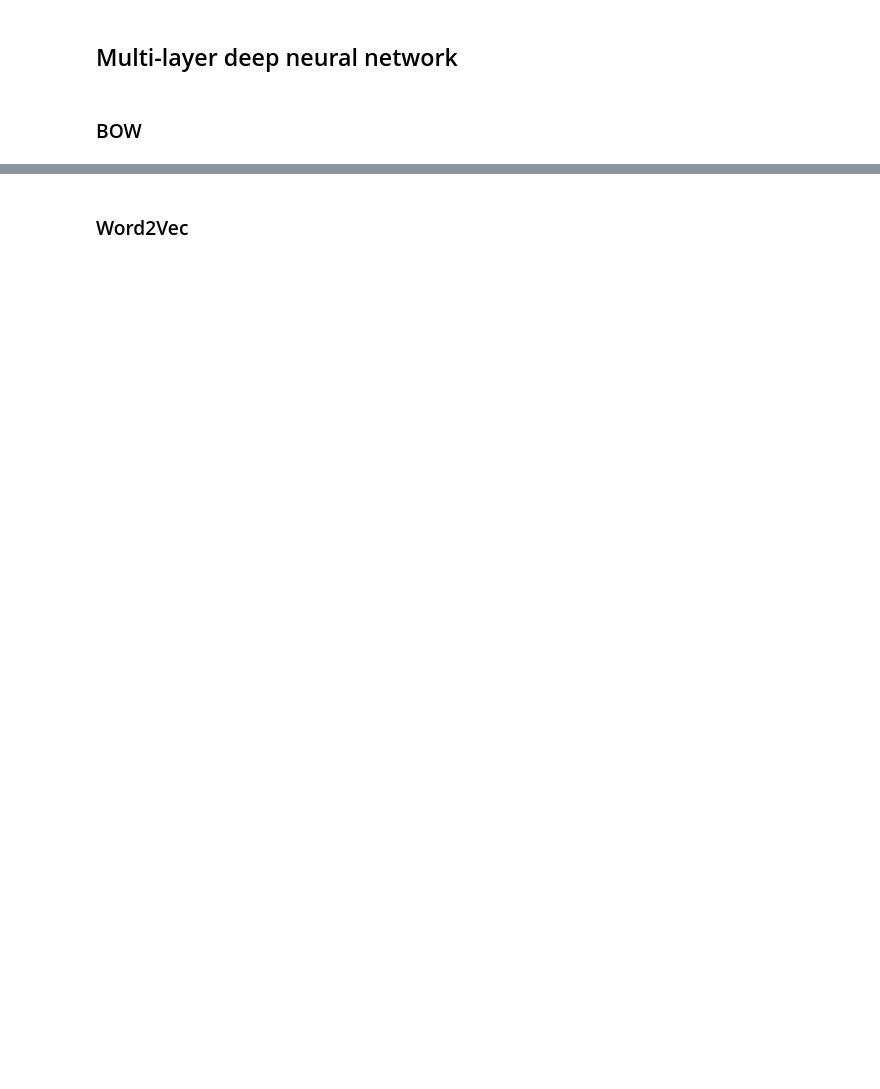
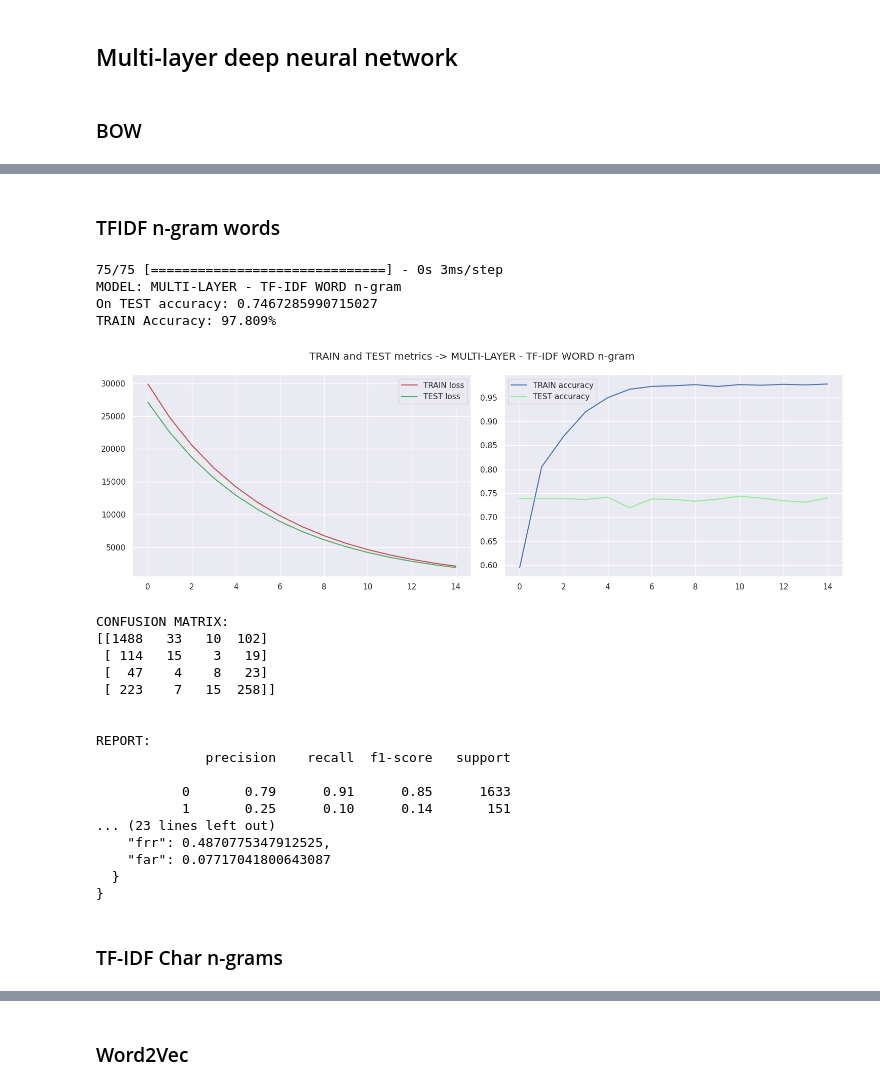
Before and after one commit to vegura/master_degree_work, a Jupyter notebook: Master degree work.ipynb, the cells around one changed output, grey strips where cells are left out. Drawn from its saved outputs; the diff is of its cells as text; code cells hidden in the pictures; blank space fills up the shorter version.

```diff
--- a/Master degree work.ipynb
+++ b/Master degree work.ipynb
@@ -1253,0 +1247,42 @@ weighted avg       0.72      0.76      0.72      2369
+# %% [markdown]
+### TFIDF n-gram words
+# %%
+deep_multilayer_model_tfidf_w = deep_multilayer_model(X_train_tfidf_w.toarray().shape)
+deep_multilayer_model_tfidf_w_result = deep_multilayer_model_tfidf_w.fit(
+    X_train_tfidf_w.toarray(),
+    y_train,
+    epochs=EPOCHS,
+    batch_size=BATCH_SIZE,
+    validation_split=0.2,
+    verbose=False)
+# %%
+model_and_report(deep_multilayer_model_tfidf_w,
+                 deep_multilayer_model_tfidf_w_result,
+                 X_test_tfidf_w.toarray(),
+                 y_test,
+                 "MULTI-LAYER - TF-IDF WORD n-gram")
+# %% [output]
+75/75 [==============================] - 0s 3ms/step
+MODEL: MULTI-LAYER - TF-IDF WORD n-gram
+On TEST accuracy: 0.7467285990715027
+TRAIN Accuracy: 97.809%
+[figure, added]
+CONFUSION MATRIX:
+[[1488   33   10  102]
+ [ 114   15    3   19]
+ [  47    4    8   23]
+ [ 223    7   15  258]]
+
+
+REPORT:
+              precision    recall  f1-score   support
+
+           0       0.79      0.91      0.85      1633
+           1       0.25      0.10      0.14       151
+... (23 lines left out)
+    "frr": 0.4870775347912525,
+    "far": 0.07717041800643087
+  }
+}
+# %% [markdown]
+### TF-IDF Char n-grams
```
Also changed, not shown: parts of 98 cells of this notebook.
